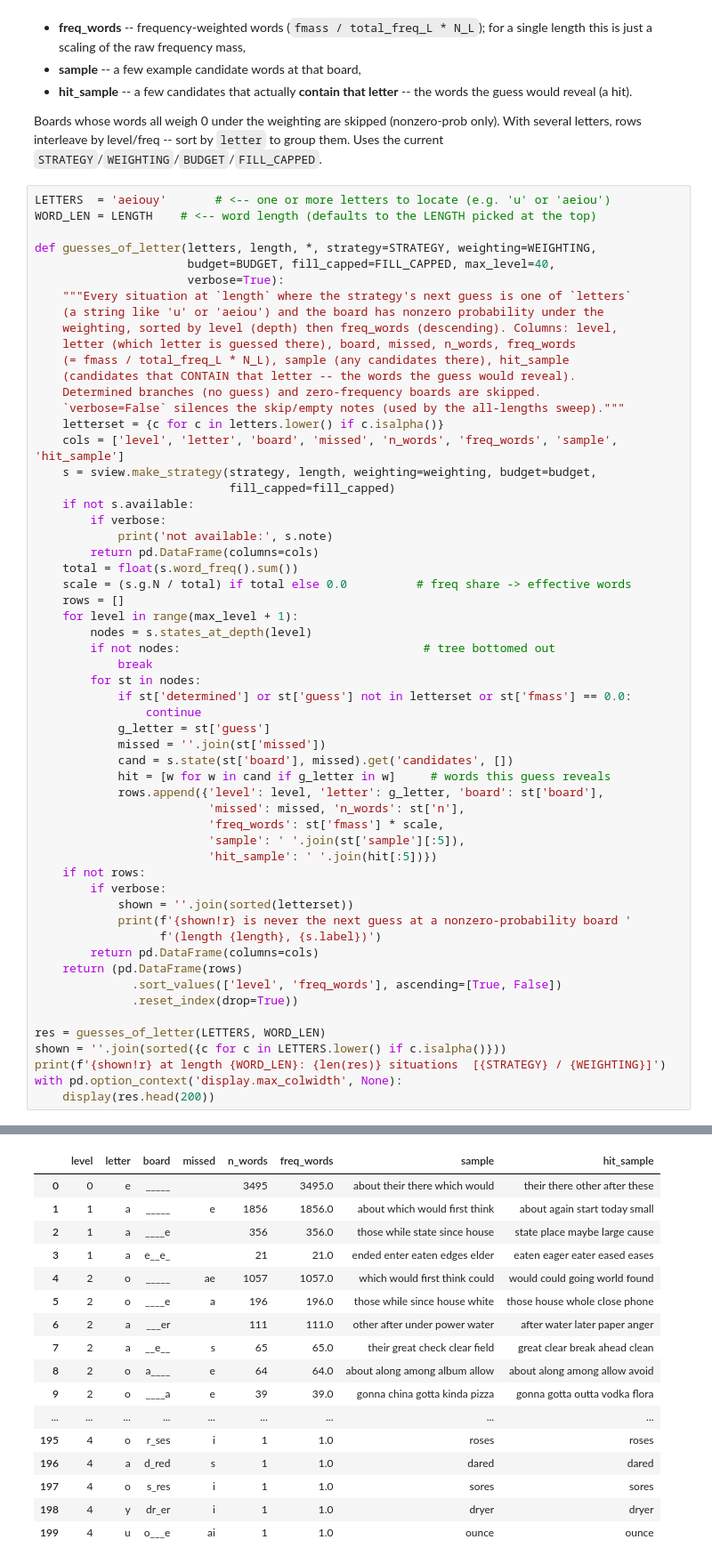
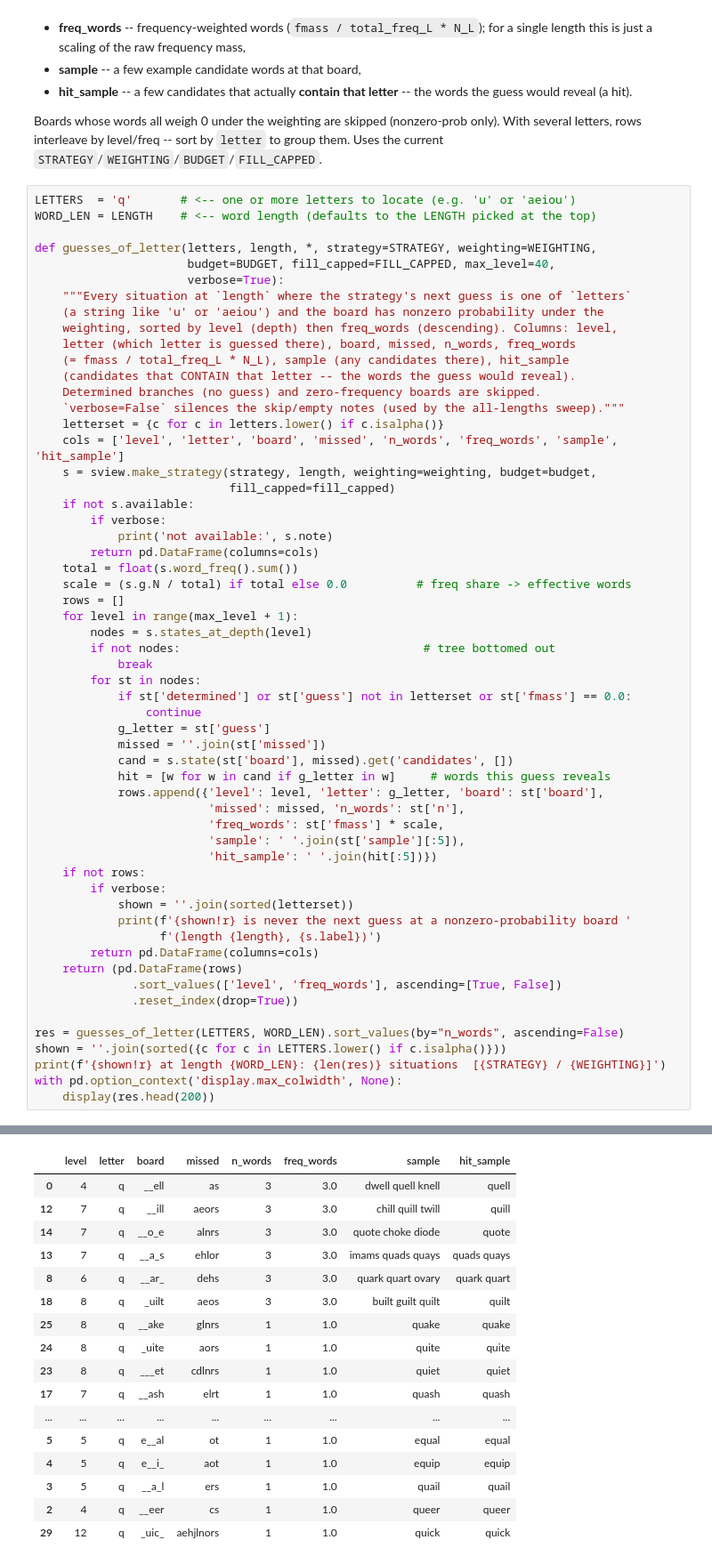
Before and after one commit to Ballpark-Figures/hangman, a Jupyter notebook: math/notebooks/letter_analysis.ipynb, the cells around one changed output, grey strips where cells are left out. Shown at 89% size. Saved outputs shown, nothing was run; the diff lists cells and outputs as text.

```diff
--- a/math/notebooks/letter_analysis.ipynb
+++ b/math/notebooks/letter_analysis.ipynb
@@ -86,7 +89,7 @@ Boards whose words all weigh 0 under the weighting are skipped (nonzero-prob onl
 With several letters, rows interleave by level/freq -- sort by `letter` to group them.
 Uses the current `STRATEGY`/`WEIGHTING`/`BUDGET`/`FILL_CAPPED`.
 # %%
-LETTERS  = 'aeiouy'       # <-- one or more letters to locate (e.g. 'u' or 'aeiou')
+LETTERS  = 'q'       # <-- one or more letters to locate (e.g. 'u' or 'aeiou')
 WORD_LEN = LENGTH    # <-- word length (defaults to the LENGTH picked at the top)
 
 def guesses_of_letter(letters, length, *, strategy=STRATEGY, weighting=WEIGHTING,
@@ -137,7 +140,7 @@ def guesses_of_letter(letters, length, *, strategy=STRATEGY, weighting=WEIGHTING
               .sort_values(['level', 'freq_words'], ascending=[True, False])
               .reset_index(drop=True))
 
-res = guesses_of_letter(LETTERS, WORD_LEN)
+res = guesses_of_letter(LETTERS, WORD_LEN).sort_values(by="n_words", ascending=False)
 shown = ''.join(sorted({c for c in LETTERS.lower() if c.isalpha()}))
 print(f'{shown!r} at length {WORD_LEN}: {len(res)} situations  [{STRATEGY} / {WEIGHTING}]')
 with pd.option_context('display.max_colwidth', None):
@@ -147,20 +150,20 @@ with pd.option_context('display.max_colwidth', None):
 |  | level | letter | board | missed | n_words | freq_words | sample | hit_sample |
-| 0 | 0 | e | _____ |  | 3495 | 3495.0 | about their there which would | their there other after these |
-| 1 | 1 | a | _____ | e | 1856 | 1856.0 | about which would first think | about again start today small |
-| 2 | 1 | a | ____e |  | 356 | 356.0 | those while state since house | state place maybe large cause |
-| 3 | 1 | a | e__e_ |  | 21 | 21.0 | ended enter eaten edges elder | eaten eager eater eased eases |
-| 4 | 2 | o | _____ | ae | 1057 | 1057.0 | which would first think could | would could going world found |
-| 5 | 2 | o | ____e | a | 196 | 196.0 | those while since house white | those house whole close phone |
-| 6 | 2 | a | ___er |  | 111 | 111.0 | other after under power water | after water later paper anger |
-| 7 | 2 | a | __e__ | s | 65 | 65.0 | their great check clear field | great clear break ahead clean |
-| 8 | 2 | o | a____ | e | 64 | 64.0 | about along among album allow | about along among allow avoid |
-| 9 | 2 | o | ____a | e | 39 | 39.0 | gonna china gotta kinda pizza | gonna gotta outta vodka flora |
+| 0 | 4 | q | __ell | as | 3 | 3.0 | dwell quell knell | quell |
+| 12 | 7 | q | __ill | aeors | 3 | 3.0 | chill quill twill | quill |
+| 14 | 7 | q | __o_e | alnrs | 3 | 3.0 | quote choke diode | quote |
+| 13 | 7 | q | __a_s | ehlor | 3 | 3.0 | imams quads quays | quads quays |
+| 8 | 6 | q | __ar_ | dehs | 3 | 3.0 | quark quart ovary | quark quart |
+| 18 | 8 | q | _uilt | aeos | 3 | 3.0 | built guilt quilt | quilt |
+| 25 | 8 | q | __ake | glnrs | 1 | 1.0 | quake | quake |
+| 24 | 8 | q | _uite | aors | 1 | 1.0 | quite | quite |
+| 23 | 8 | q | ___et | cdlnrs | 1 | 1.0 | quiet | quiet |
+| 17 | 7 | q | __ash | elrt | 1 | 1.0 | quash | quash |
 | ... | ... | ... | ... | ... | ... | ... | ... | ... |
-| 195 | 4 | o | r_ses | i | 1 | 1.0 | roses | roses |
-| 196 | 4 | a | d_red | s | 1 | 1.0 | dared | dared |
-| 197 | 4 | o | s_res | i | 1 | 1.0 | sores | sores |
-| 198 | 4 | y | dr_er | i | 1 | 1.0 | dryer | dryer |
-| 199 | 4 | u | o___e | ai | 1 | 1.0 | ounce | ounce |
+| 5 | 5 | q | e__al | ot | 1 | 1.0 | equal | equal |
+| 4 | 5 | q | e__i_ | aot | 1 | 1.0 | equip | equip |
+| 3 | 5 | q | __a_l | ers | 1 | 1.0 | quail | quail |
+| 2 | 4 | q | __eer | cs | 1 | 1.0 | queer | queer |
+| 29 | 12 | q | _uic_ | aehjlnors | 1 | 1.0 | quick | quick |
 # %% [markdown]
 ## Where letters are guessed (all lengths)
 
```
Also changed, not shown: parts of 10 cells of this notebook.
